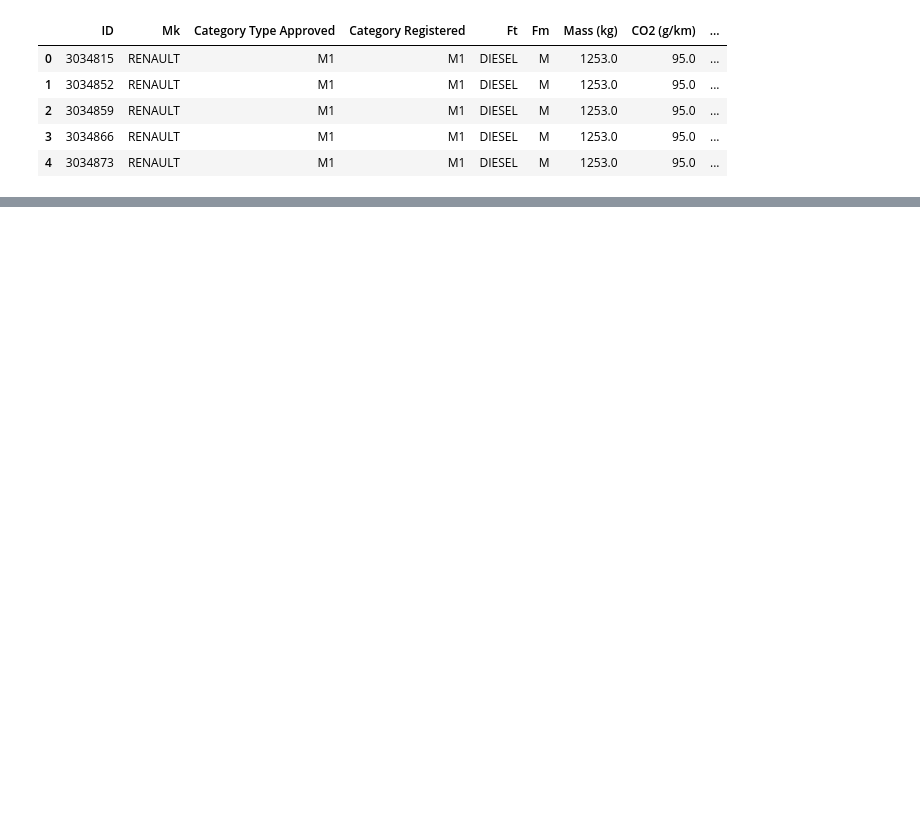
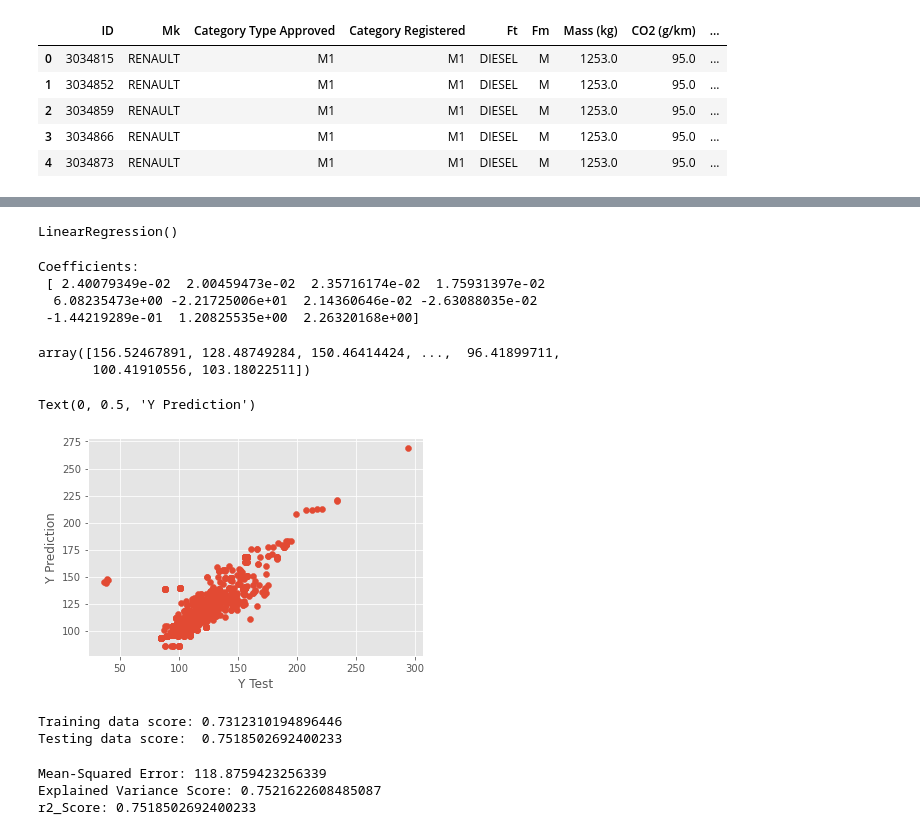
Before and after one commit to two-suns/CO2_Emissions_Estimator, a Jupyter notebook: ML_Model_2.ipynb, the cells around one changed output, grey strips where cells are left out. Cells and saved outputs as stored; diff of their text form; code cells hidden in the pictures; blank space fills up the shorter version.

```diff
--- a/ML_Model_2.ipynb
+++ b/ML_Model_2.ipynb
@@ -44,0 +190,46 @@ df.head()
+# %%
+# Training linear regression model on training dataset
+from sklearn.linear_model import LinearRegression
+lin=LinearRegression()
+lin.fit(X_train,y_train)
+# %% [output]
+LinearRegression()
+# %%
+# Printing out the Coefficient
+print('Coefficients: \n', lin.coef_)
+# %% [output]
+Coefficients:
+ [ 2.40079349e-02  2.00459473e-02  2.35716174e-02  1.75931397e-02
+  6.08235473e+00 -2.21725006e+01  2.14360646e-02 -2.63088035e-02
+ -1.44219289e-01  1.20825535e+00  2.26320168e+00]
+# %%
+# Prediction
+LR_prediction = lin.predict(X_test)
+LR_prediction
+# %% [output]
+array([156.52467891, 128.48749284, 150.46414424, ...,  96.41899711,
+       100.41910556, 103.18022511])
+# %%
+plt.scatter(y_test,LR_prediction)
+plt.xlabel('Y Test')
+plt.ylabel('Y Prediction')
+# %% [output]
+Text(0, 0.5, 'Y Prediction')
+[figure, added]
+# %%
+# Print scores
+print("Training data score:", lin.score(X_train,y_train))
+print("Testing data score: ", lin.score(X_test,y_test))
+# %% [output]
+Training data score: 0.7312310194896446
+Testing data score:  0.7518502692400233
+# %%
+# Model accuracy
+from sklearn.metrics import explained_variance_score, mean_squared_error, r2_score, mean_absolute_error
+print("Mean-Squared Error:",mean_squared_error(y_test,LR_prediction))
+print("Explained Variance Score:",explained_variance_score(y_test, LR_prediction))
+print("r2_Score:",r2_score(y_test,LR_prediction))
+# %% [output]
+Mean-Squared Error: 118.8759423256339
+Explained Variance Score: 0.7521622608485087
+r2_Score: 0.7518502692400233
```
Also changed, not shown: parts of 53 cells of this notebook, 2 other files.
